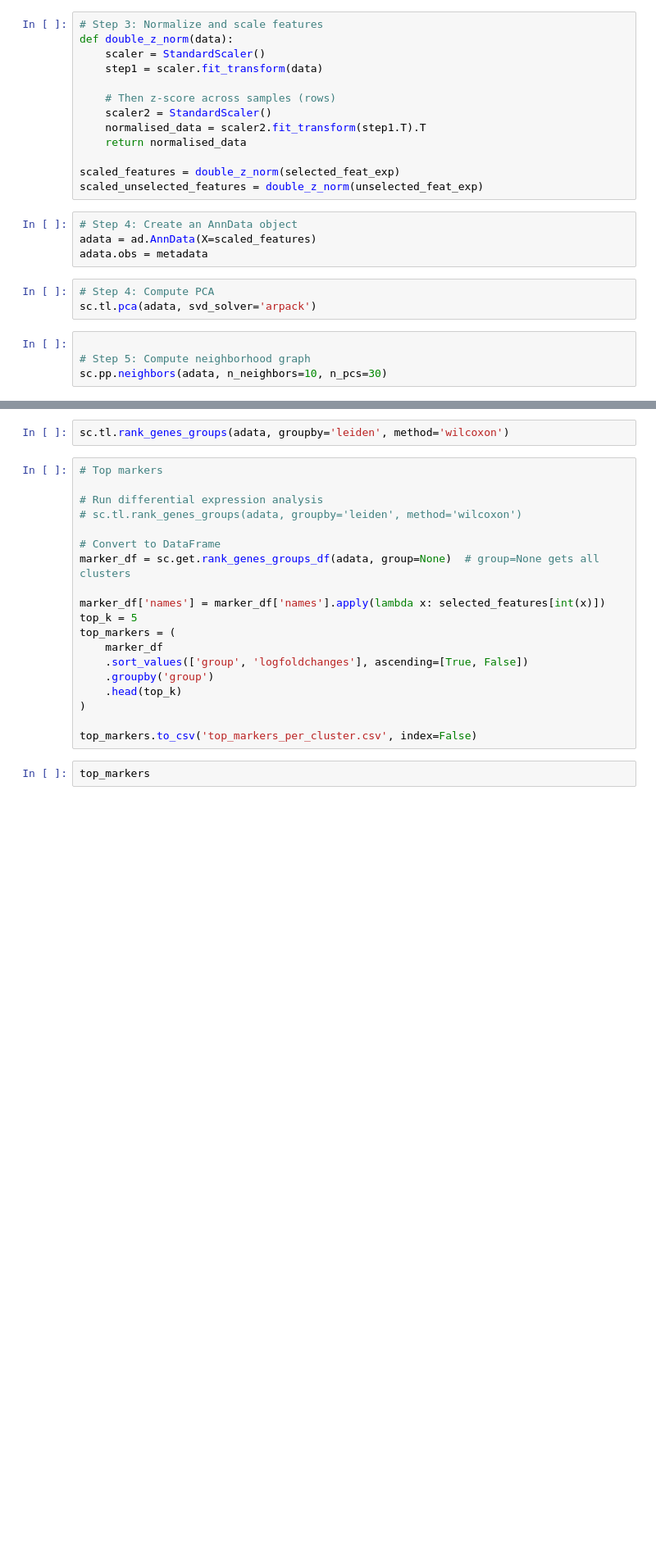
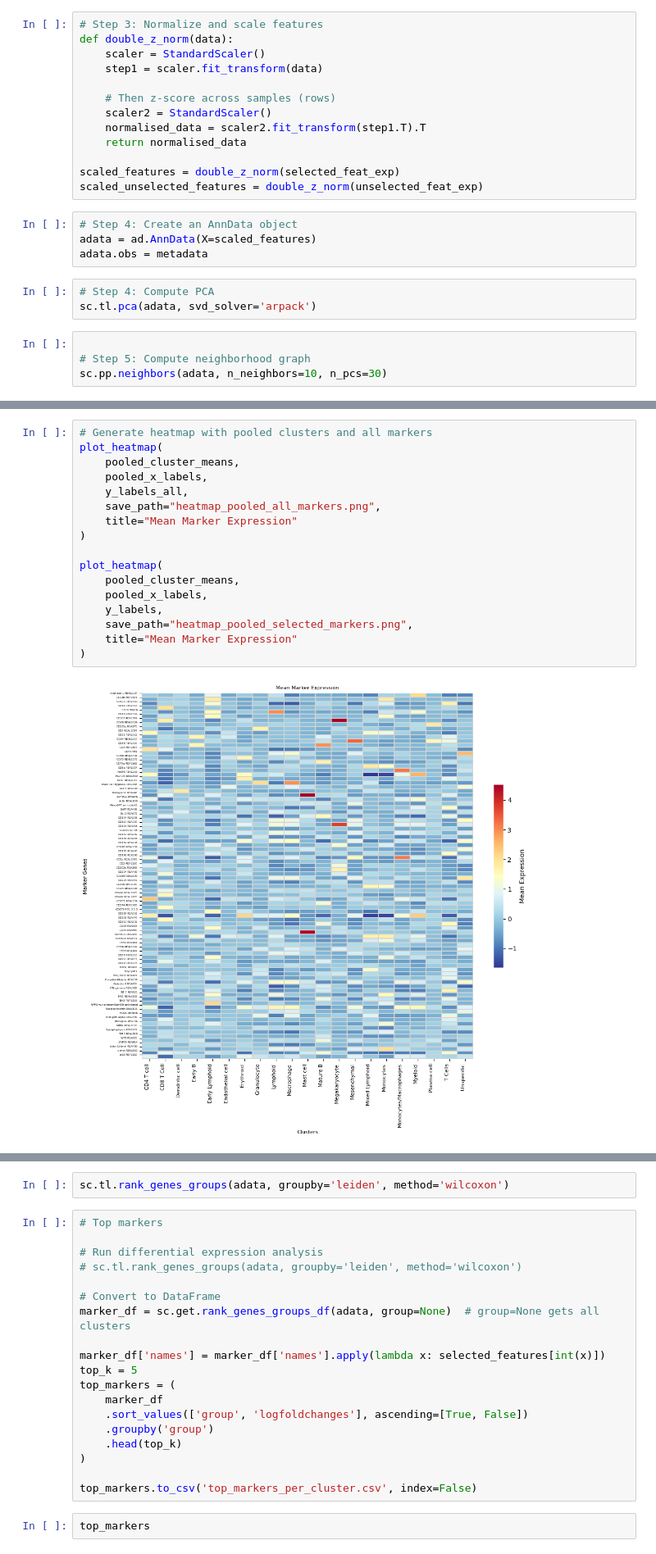
Before and after one commit to HaemanthSP/multiplex-imaging-analysis, a Jupyter notebook: clustering.ipynb, the cells around one changed output, grey strips where cells are left out. Shown at 82% size. Saved outputs shown, nothing was run; the diff lists cells and outputs as text; blank space fills up the shorter version.

```diff
--- a/clustering.ipynb
+++ b/clustering.ipynb
@@ -400,0 +376,19 @@ plt.show()
+# %%
+# Generate heatmap with pooled clusters and all markers
+plot_heatmap(
+    pooled_cluster_means,
+    pooled_x_labels,
+    y_labels_all,
+    save_path="heatmap_pooled_all_markers.png",
+    title="Mean Marker Expression"
+)
+
+plot_heatmap(
+    pooled_cluster_means,
+    pooled_x_labels,
+    y_labels,
+    save_path="heatmap_pooled_selected_markers.png",
+    title="Mean Marker Expression"
+)
+# %% [output]
+[figure, added]
```
Also changed, not shown: parts of 21 cells of this notebook, 8 other files.
